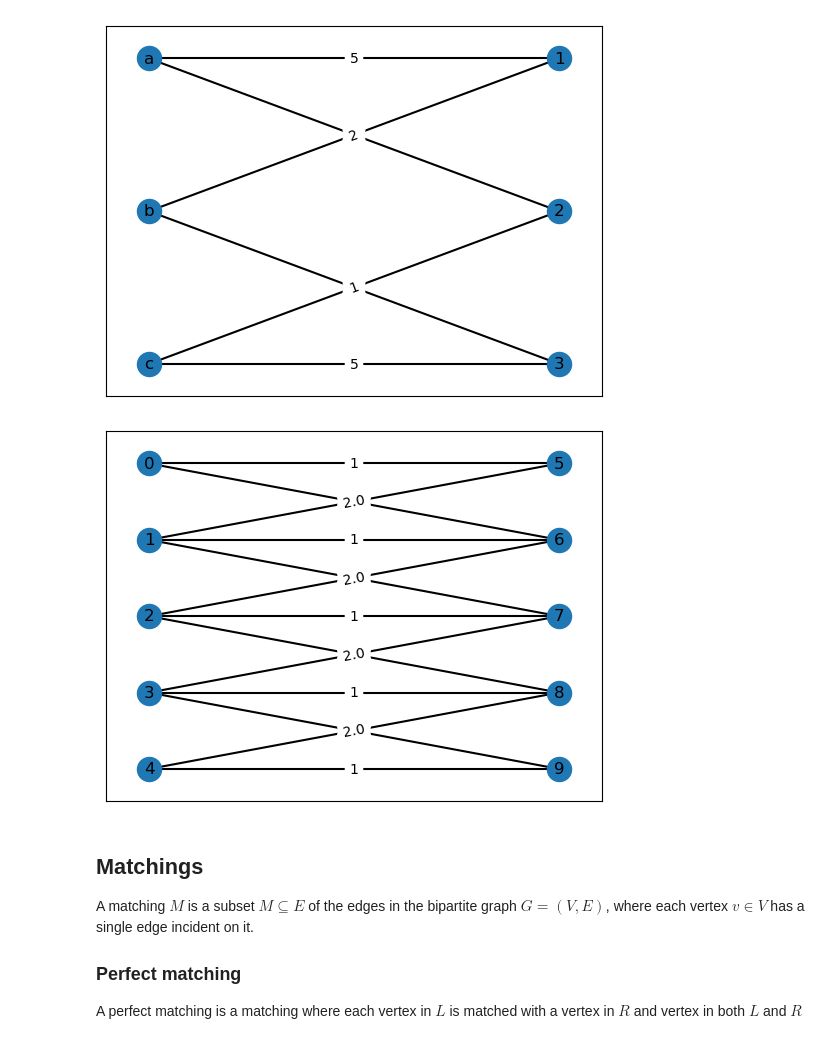
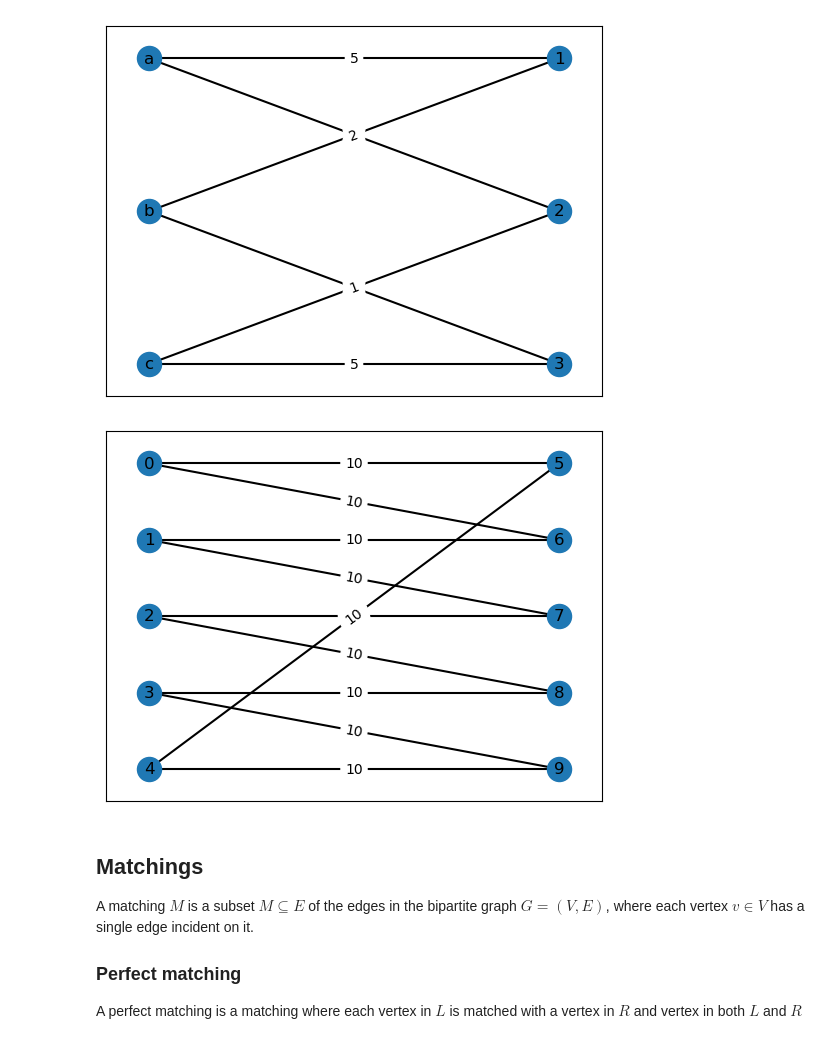
Before and after one commit to yessergire/gumbel-sampler, a Jupyter notebook: Bipartite Graphs.ipynb, the cells around one changed output. Cells and saved outputs as stored; diff of their text form; code cells hidden in the pictures.

```diff
--- a/Bipartite Graphs.ipynb
+++ b/Bipartite Graphs.ipynb
@@ -44,32 +44,51 @@ B.add_edge('c', 3.0, weight=5)
 draw_bipartite(B)
 # %% [output]
 [figure]
+# %%
+n = 5
+B = nx.Graph()
+
+top_nodes = list(range(n))
+bottom_nodes = list(range(n,2*n))
+
+B.add_nodes_from(top_nodes, bipartite=0)
+B.add_nodes_from(bottom_nodes, bipartite=1)
+
+#sigma1 = npr.permutation(bottom_nodes)
+#sigma2 = npr.permutation(bottom_nodes)
+
+for i in range(n):
+    #B.add_edge(i, sigma1[i], weight=npr.randint(10)+1)
+    #B.add_edge(i, sigma2[i], weight=1)
+
+    B.add_edge(i, n+i, weight=1)
+    if i > 0:
+        B.add_edge(i, n+i-1, weight=2.0)
+    if i < n-1:
+        B.add_edge(i, n+i+1, weight=1.0)
+
+draw_bipartite(B, top_nodes=top_nodes, bottom_nodes=bottom_nodes)
 # %%
 n = 5
 B = nx.Graph()
 
 top_nodes = list(range(n))
 bottom_nodes = list(range(n,2*n))
 
 B.add_nodes_from(top_nodes, bipartite=0)
 B.add_nodes_from(bottom_nodes, bipartite=1)
 
 #sigma1 = npr.permutation(bottom_nodes)
 #sigma2 = npr.permutation(bottom_nodes)
 
 for i in range(n):
     #B.add_edge(i, sigma1[i], weight=npr.randint(10)+1)
     #B.add_edge(i, sigma2[i], weight=1)
-
-    B.add_edge(i, n+i, weight=1)
-    if i > 0:
-        B.add_edge(i, n+i-1, weight=2.0)
-    if i < n-1:
-        B.add_edge(i, n+i+1, weight=1.0)
-
+  for t in range(2):
+    B.add_edge(i, (i+t) % n + n, weight=10)
 draw_bipartite(B, top_nodes=top_nodes, bottom_nodes=bottom_nodes)
 # %% [output]
-[figure, old version]
+[figure, new version]
 # %% [markdown]
 ## Matchings
 A matching $M$ is a subset $M\subseteq E$ of the edges in the bipartite graph $G=(V,E)$,
```
Also changed, not shown: parts of 15 cells of this notebook, 9 other files.
